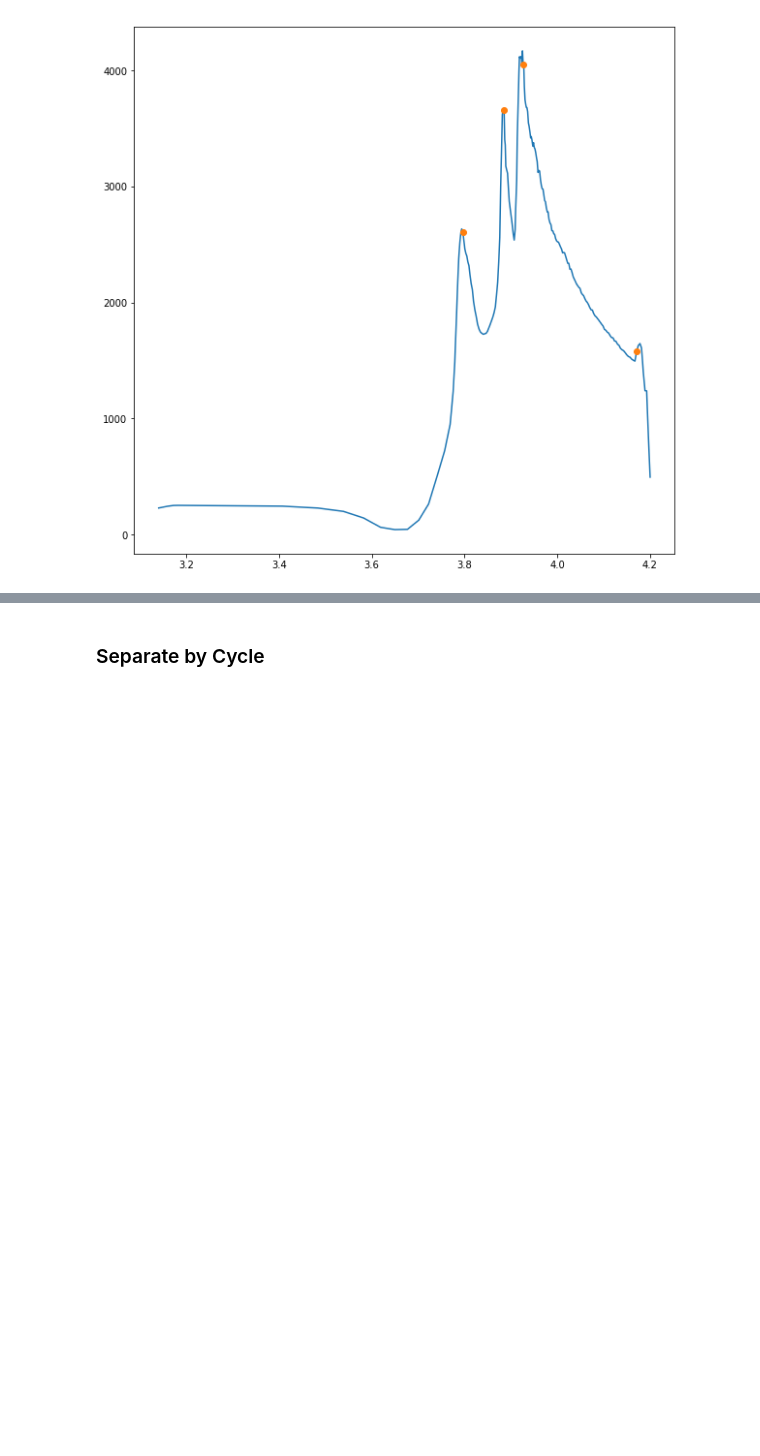
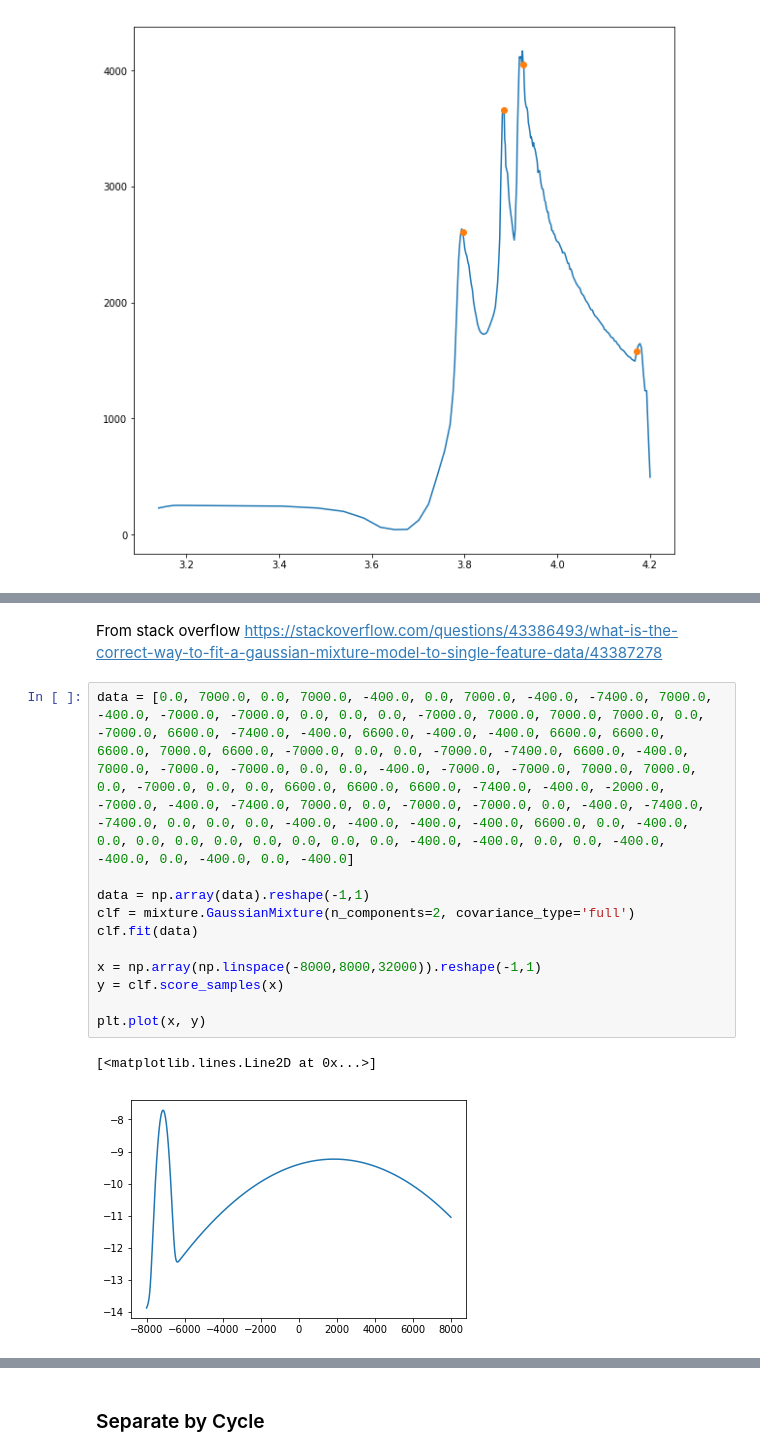
Before and after one commit to nicolet5/DiffCapAnalyzer, a Jupyter notebook: ourproject/GaussianPeakFitting.ipynb, the cells around one changed output, grey strips where cells are left out. Cells and saved outputs as stored; diff of their text form; blank space fills up the shorter version.

Commit message:
created gaussian mixture of test dqdv curve

```diff
--- a/ourproject/GaussianPeakFitting.ipynb
+++ b/ourproject/GaussianPeakFitting.ipynb
@@ -261,0 +338,16 @@ Seems to work! Conclusion: https://blog.ytotech.com/2015/11/01/findpeaks-in-pyth
+# %% [markdown]
+From stack overflow https://stackoverflow.com/questions/43386493/what-is-the-correct-way-to-fit-a-gaussian-mixture-model-to-single-feature-data/43387278
+# %%
+data = [0.0, 7000.0, 0.0, 7000.0, -400.0, 0.0, 7000.0, -400.0, -7400.0, 7000.0, -400.0, -7000.0, -7000.0, 0.0, 0.0, 0.0, -7000.0, 7000.0, 7000.0, 7000.0, 0.0, -7000.0, 6600.0, -7400.0, -400.0, 6600.0, -400.0, -400.0, 6600.0, 6600.0, 6600.0, 7000.0, 6600.0, -7000.0, 0.0, 0.0, -7000.0, -7400.0, 6600.0, -400.0, 7000.0, -7000.0, -7000.0, 0.0, 0.0, -400.0, -7000.0, -7000.0, 7000.0, 7000.0, 0.0, -7000.0, 0.0, 0.0, 6600.0, 6600.0, 6600.0, -7400.0, -400.0, -2000.0, -7000.0, -400.0, -7400.0, 7000.0, 0.0, -7000.0, -7000.0, 0.0, -400.0, -7400.0, -7400.0, 0.0, 0.0, 0.0, -400.0, -400.0, -400.0, -400.0, 6600.0, 0.0, -400.0, 0.0, 0.0, 0.0, 0.0, 0.0, 0.0, 0.0, 0.0, -400.0, -400.0, 0.0, 0.0, -400.0, -400.0, 0.0, -400.0, 0.0, -400.0]
+
+data = np.array(data).reshape(-1,1)
+clf = mixture.GaussianMixture(n_components=2, covariance_type='full')
+clf.fit(data)
+
+x = np.array(np.linspace(-8000,8000,32000)).reshape(-1,1)
+y = clf.score_samples(x)
+
+plt.plot(x, y)
+# %% [output]
+[<matplotlib.lines.Line2D at 0x...>]
+[figure, added]
```
Also changed, not shown: parts of 12 cells of this notebook.
